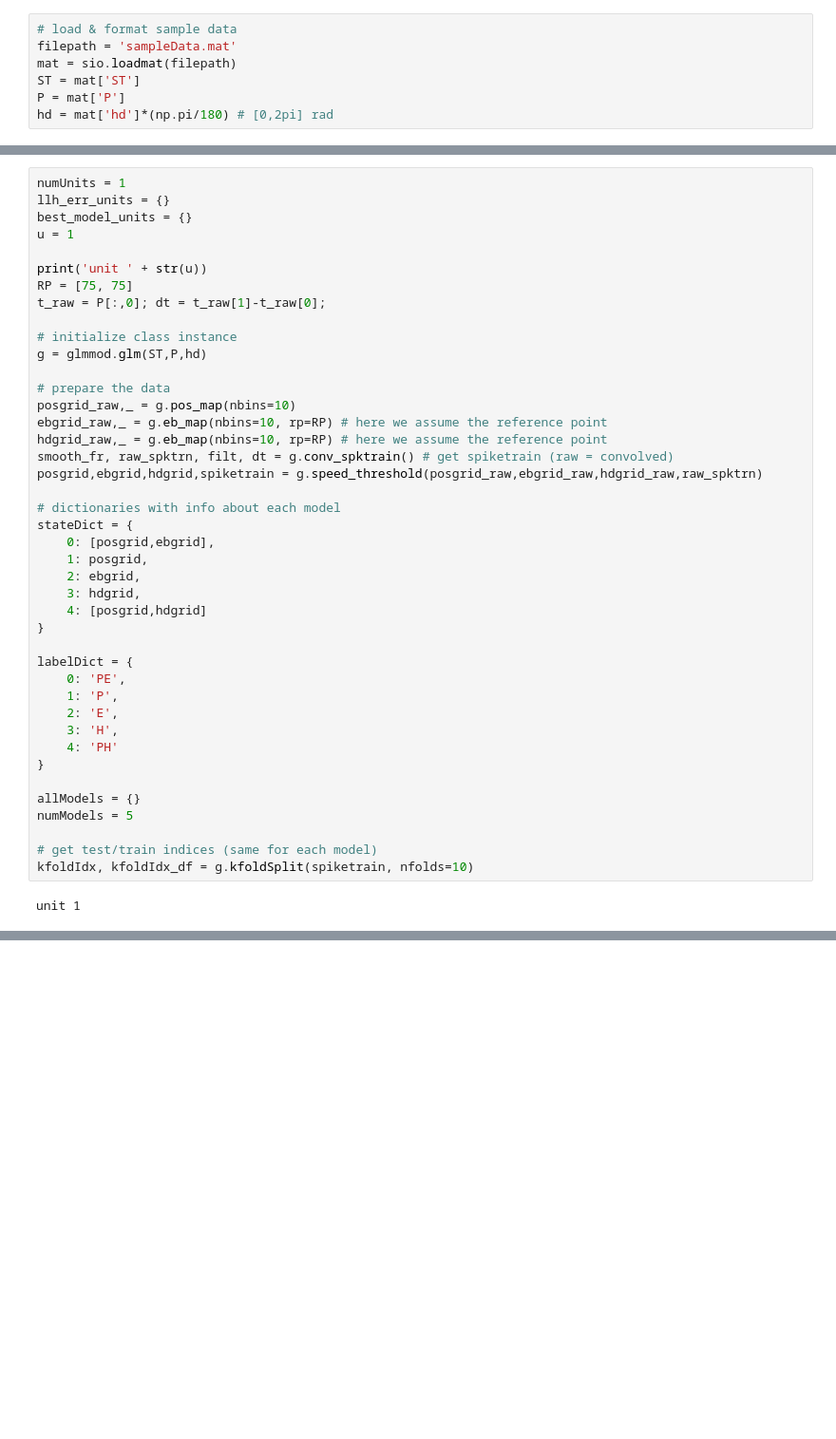
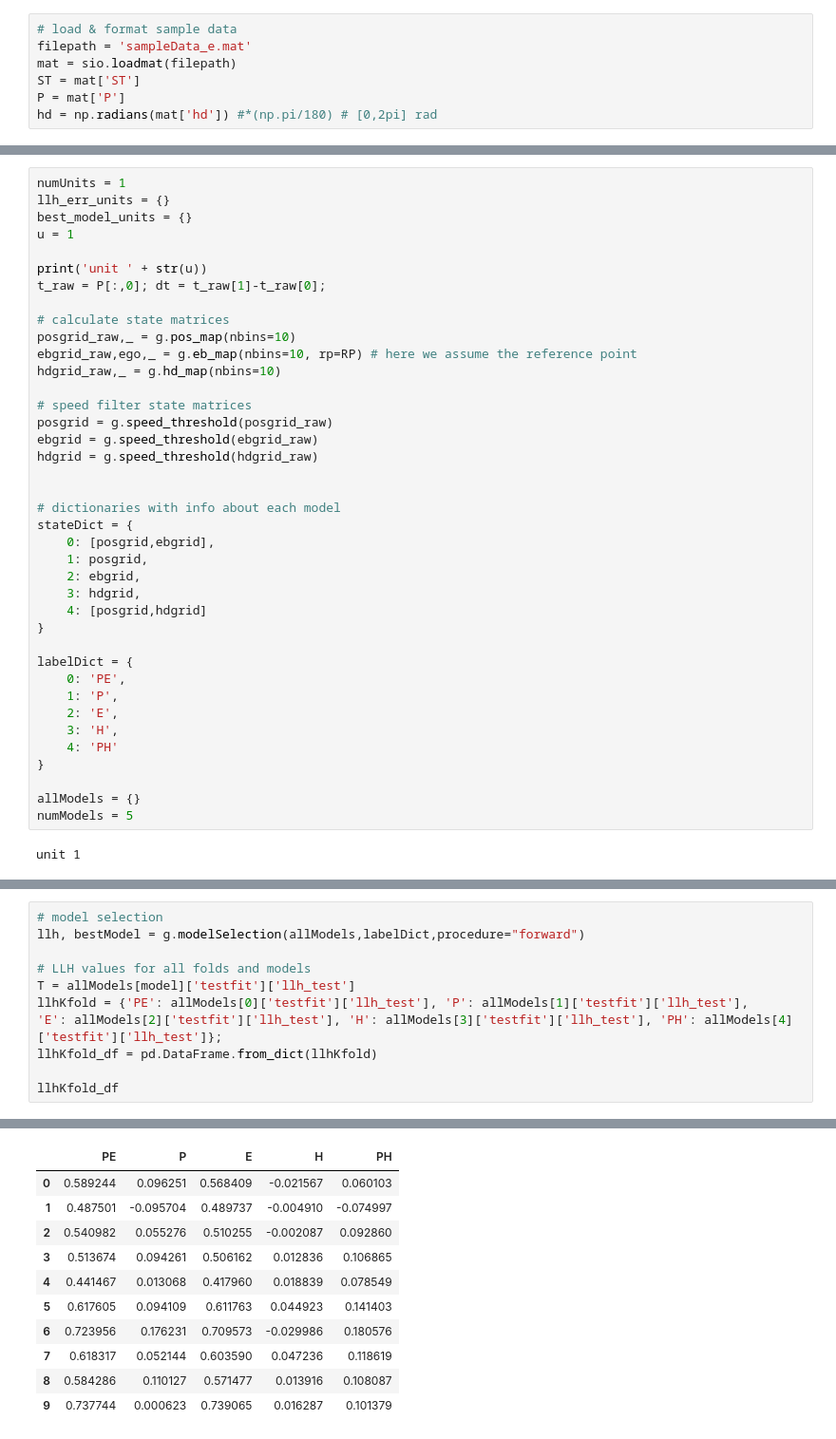
Before and after one commit to jncarpen/GLM-eb, a Jupyter notebook: GLM-eb.ipynb, the cells around one changed output, grey strips where cells are left out. Shown: that part at 95% size. Cells and saved outputs as stored; diff of their text form; blank space fills up the shorter version.

```diff
--- a/GLM-eb.ipynb
+++ b/GLM-eb.ipynb
@@ -19,8 +20,8 @@ import glmmod
 # %%
 # load & format sample data
-filepath = 'sampleData.mat'
+filepath = 'sampleData_e.mat'
 mat = sio.loadmat(filepath)
 ST = mat['ST']
 P = mat['P']
-hd = mat['hd']*(np.pi/180) # [0,2pi] rad
+hd = np.radians(mat['hd']) #*(np.pi/180) # [0,2pi] rad
 # %% [markdown]
@@ -49,18 +133,18 @@ best_model_units = {}
 u = 1
 
 print('unit ' + str(u))
-RP = [75, 75]
 t_raw = P[:,0]; dt = t_raw[1]-t_raw[0];
 
-# initialize class instance
-g = glmmod.glm(ST,P,hd)
+# calculate state matrices
+posgrid_raw,_ = g.pos_map(nbins=10)
+ebgrid_raw,ego,_ = g.eb_map(nbins=10, rp=RP) # here we assume the reference point
+hdgrid_raw,_ = g.hd_map(nbins=10)
 
-# prepare the data
-posgrid_raw,_ = g.pos_map(nbins=10)
-ebgrid_raw,_ = g.eb_map(nbins=10, rp=RP) # here we assume the reference point
-hdgrid_raw,_ = g.eb_map(nbins=10, rp=RP) # here we assume the reference point
-smooth_fr, raw_spktrn, filt, dt = g.conv_spktrain() # get spiketrain (raw = convolved)
-posgrid,ebgrid,hdgrid,spiketrain = g.speed_threshold(posgrid_raw,ebgrid_raw,hdgrid_raw,raw_spktrn)
+# speed filter state matrices
+posgrid = g.speed_threshold(posgrid_raw)
+ebgrid = g.speed_threshold(ebgrid_raw)
+hdgrid = g.speed_threshold(hdgrid_raw)
+
 
 # dictionaries with info about each model
 stateDict = {
@@ -81,9 +165,6 @@ labelDict = {
 
 allModels = {}
 numModels = 5
-
-# get test/train indices (same for each model)
-kfoldIdx, kfoldIdx_df = g.kfoldSplit(spiketrain, nfolds=10)
 # %% [output]
 unit 1
 # %% [markdown]
@@ -145,0 +206,12 @@ llh_err = g.plot_llh(allModels,labelDict)
+# %%
+# model selection
+llh, bestModel = g.modelSelection(allModels,labelDict,procedure="forward")
+
+# LLH values for all folds and models
+T = allModels[model]['testfit']['llh_test']
+llhKfold = {'PE': allModels[0]['testfit']['llh_test'], 'P': allModels[1]['testfit']['llh_test'],
+'E': allModels[2]['testfit']['llh_test'], 'H': allModels[3]['testfit']['llh_test'], 'PH': allModels[4]['testfit']['llh_test']};
+llhKfold_df = pd.DataFrame.from_dict(llhKfold)
+
+llhKfold_df
+# %% [output]
@@ -145,0 +219,11 @@ llh_err = g.plot_llh(allModels,labelDict)
+|  | PE | P | E | H | PH |
+| 0 | 0.589244 | 0.096251 | 0.568409 | -0.021567 | 0.060103 |
+| 1 | 0.487501 | -0.095704 | 0.489737 | -0.004910 | -0.074997 |
+| 2 | 0.540982 | 0.055276 | 0.510255 | -0.002087 | 0.092860 |
+| 3 | 0.513674 | 0.094261 | 0.506162 | 0.012836 | 0.106865 |
+| 4 | 0.441467 | 0.013068 | 0.417960 | 0.018839 | 0.078549 |
+| 5 | 0.617605 | 0.094109 | 0.611763 | 0.044923 | 0.141403 |
+| 6 | 0.723956 | 0.176231 | 0.709573 | -0.029986 | 0.180576 |
+| 7 | 0.618317 | 0.052144 | 0.603590 | 0.047236 | 0.118619 |
+| 8 | 0.584286 | 0.110127 | 0.571477 | 0.013916 | 0.108087 |
+| 9 | 0.737744 | 0.000623 | 0.739065 | 0.016287 | 0.101379 |
```
Also changed, not shown: parts of 31 cells of this notebook, 7 other files.
